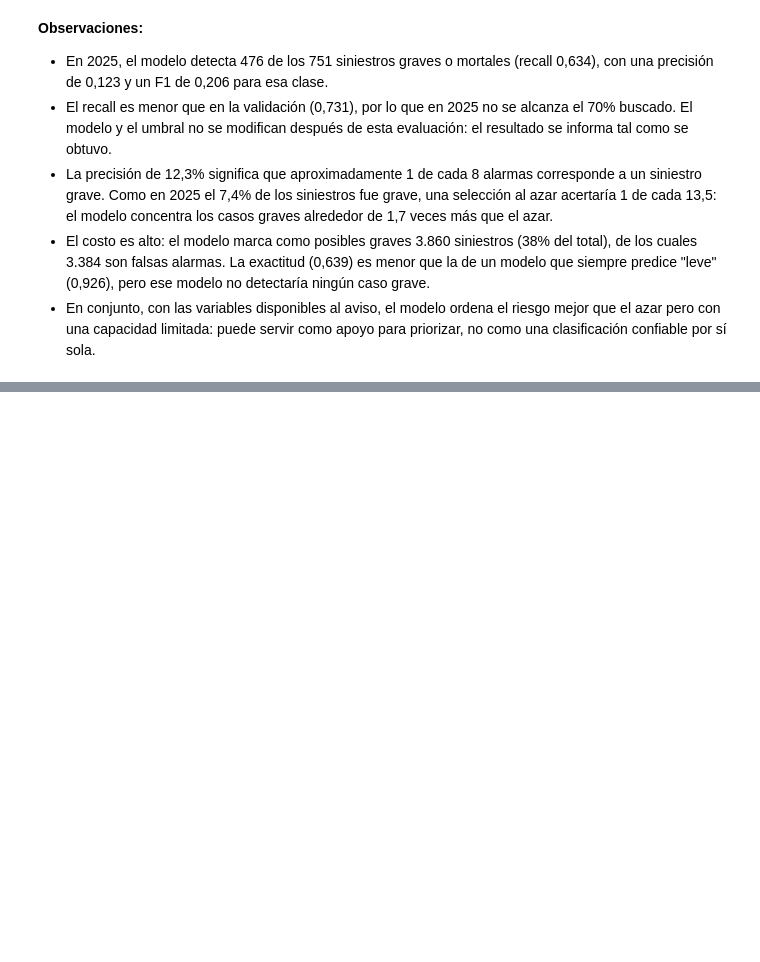
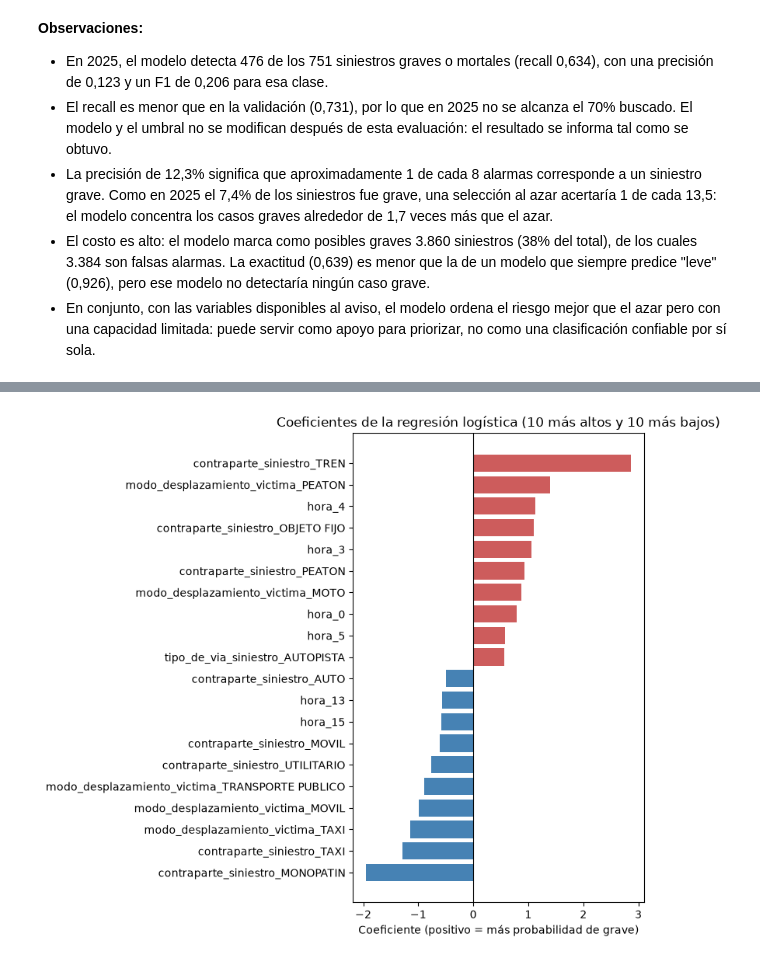
Before and after one commit to juanpablomonllor/prediccion_gravedad_siniestros_viales_caba, a Jupyter notebook: notebooks/2.0-jpm-modelado.ipynb, the cells around one changed output, grey strips where cells are left out. Cells and saved outputs as stored; diff of their text form; code cells hidden in the pictures; blank space fills up the shorter version.

Commit message:
Modelado: coeficientes, predicción de ejemplo, modelo guardado y conclusiones

```diff
--- a/notebooks/2.0-jpm-modelado.ipynb
+++ b/notebooks/2.0-jpm-modelado.ipynb
@@ -365,0 +373,23 @@ Alarmas: 3860 | Falsas alarmas: 3384
+# %%
+# Nombres de las columnas después de la codificación y sus coeficientes
+nombres = modelo_final.named_steps["preprocesamiento"].get_feature_names_out()
+coeficientes = modelo_final.named_steps["modelo"].coef_[0]
+
+tabla_coef = pd.DataFrame({
+    "variable": [n.split("__")[1] for n in nombres],   # saco el prefijo "categoricas__"
+    "coeficiente": coeficientes.round(3)
+}).sort_values("coeficiente")
+
+# Las 10 que más aumentan y las 10 que más disminuyen la probabilidad de grave
+extremos = pd.concat([tabla_coef.head(10), tabla_coef.tail(10)])
+
+plt.figure(figsize=(8, 7))
+colores = ["steelblue" if c < 0 else "indianred" for c in extremos["coeficiente"]]
+plt.barh(extremos["variable"], extremos["coeficiente"], color=colores)
+plt.axvline(0, color="black", linewidth=0.8)
+plt.title("Coeficientes de la regresión logística (10 más altos y 10 más bajos)")
+plt.xlabel("Coeficiente (positivo = más probabilidad de grave)")
+plt.tight_layout()
+plt.show()
+# %% [output]
+[figure, added]
```
Also changed, not shown: parts of 12 cells of this notebook, 1 other file.
